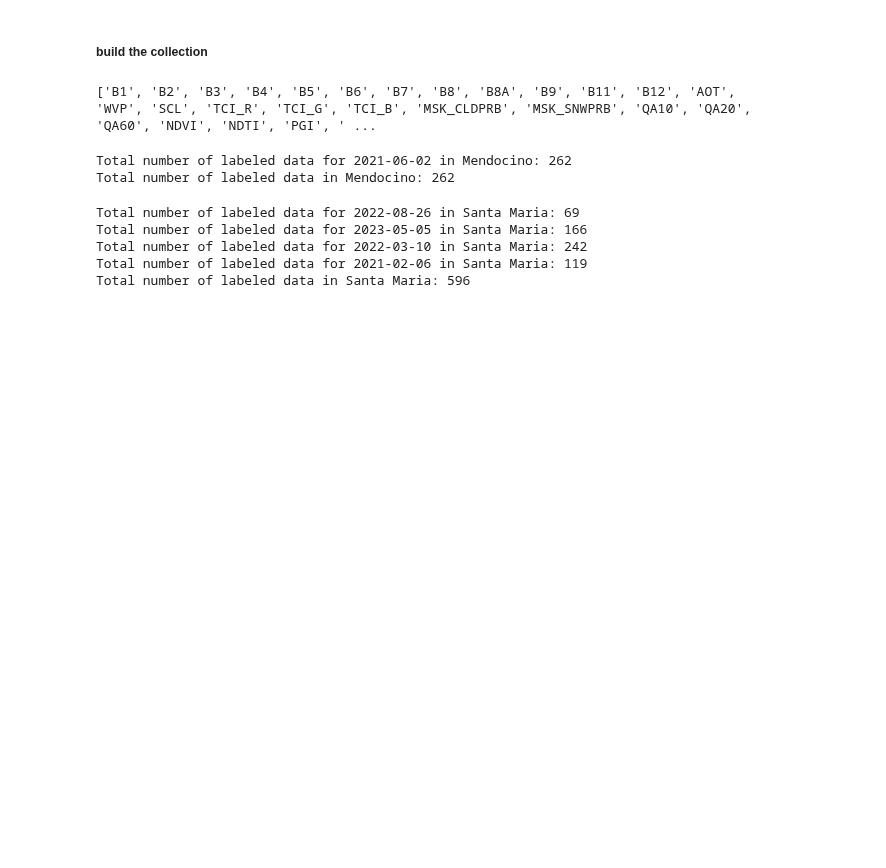
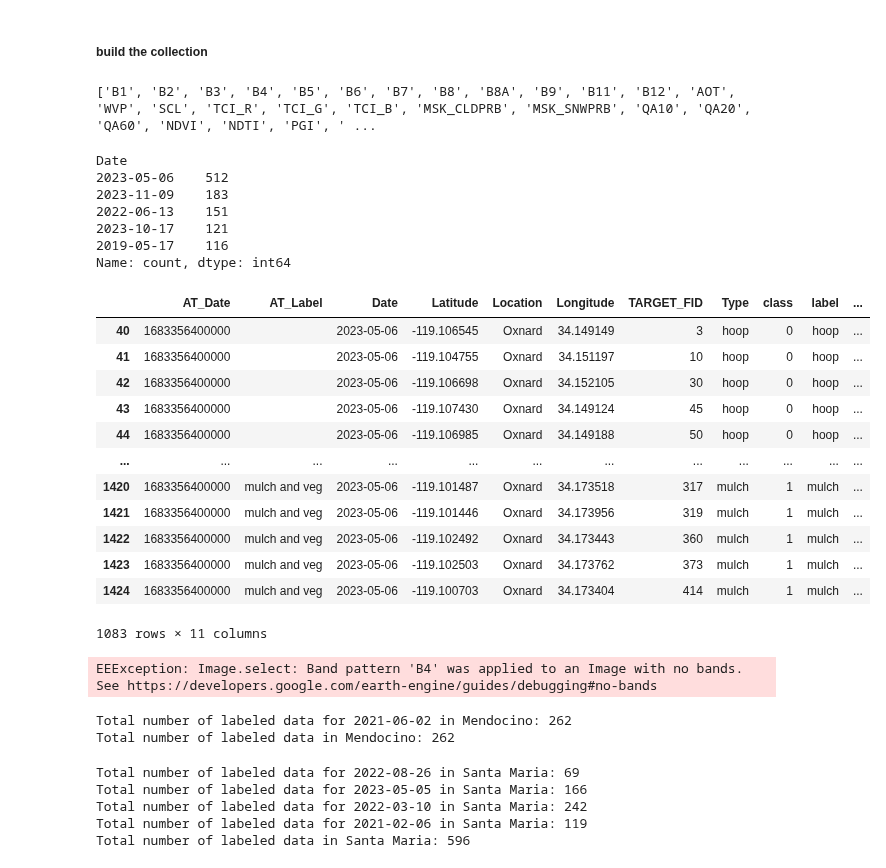
Before and after one commit to tnc-ca-geo/rs-ag-plastics, a Jupyter notebook: AT_StatewideModelDraft.ipynb, the cells around one changed output. Saved outputs shown, nothing was run; the diff lists cells and outputs as text; code cells hidden in the pictures; blank space fills up the shorter version.

Commit message:
oxnard data validated with dates

```diff
--- a/AT_StatewideModelDraft.ipynb
+++ b/AT_StatewideModelDraft.ipynb
@@ -44,14 +44,16 @@ aoi_truck_crop = ee.FeatureCollection(assets + 'T')
 fc_SantaMaria = ee.FeatureCollection(assets + 'SantaMaria_val')
 fc_Mendocino = ee.FeatureCollection(assets + 'Mendocino_val')
 fc_Watsonville = ee.FeatureCollection(assets + 'Watsonville_val')
+fc_Oxnard = ee.FeatureCollection(assets + 'Oxnard_val')
 
 # TODO could change the script to use csvs in repo
-train_path = "data/Validated_Training_Data/"
+# train_path = "data/Validated_Training_Data/"
 # santamaria = pd.read_csv(train_path + 'SantaMaria_val.csv')
 # mendocino = pd.read_csv(train_path + 'Mendocino_val.csv')
 # watsonville = pd.read_csv(train_path + 'Watsonville_val.csv')
 # oxnard_pts = pd.read_csv(train_path + 'YYT_labeled_points.csv')
-oxnard_pts = geopandas.read_file('N:/OCEANS_Program/projects/Plastics/Agricultural_Plastics/Validated Training Data/YYT_labeled_points.shp')
+# oxnard_pts = geopandas.read_file('N:/OCEANS_Program/projects/Plastics/Agricultural_Plastics/Validated Training Data/YYT_RElabeled_points.shp')
+
 # Encode labels
 class_mapping = {'hoop': 0, 'mulch': 1, 'other': 2, 'greenhouse': 3}
 # only watsonville has greenhouse points right now, santa maria has a separate (unimported) dataset
@@ -210,14 +212,44 @@ def processCountyFeatureCollection(fc, county):
     roi = ee.Geometry.Rectangle([min_lon, min_lat, max_lon, max_lat])
 
     # Iterate through unique dates
+
+    df = df[df.groupby('Date')['Date'].transform('size') > 100]
     dates = df["Date"].unique()
+    dateslist = df["Date"].value_counts()
     all_county_data = []
+    print(dateslist)
+    display(df)
+
     for date in dates:
         all_county_data.append(get_collection_on_date(df, county, date, roi))
     # all_county_data is a list of feature collections, same number as dates for that county
     county_fc = ee.FeatureCollection(all_county_data).flatten()
     print(f"Total number of labeled data in {county}:", county_fc.size().getInfo())
     return county_fc
+# %%
+data_Oxnard = processCountyFeatureCollection(fc_Oxnard, "Oxnard")
+# %% [output]
+Date
+2023-05-06    512
+2023-11-09    183
+2022-06-13    151
+2023-10-17    121
+2019-05-17    116
+Name: count, dtype: int64
+|  | AT_Date | AT_Label | Date | Latitude | Location | Longitude | TARGET_FID | Type | class | label | ... |
+| 40 | 1683356400000 |  | 2023-05-06 | -119.106545 | Oxnard | 34.149149 | 3 | hoop | 0 | hoop | ... |
+| 41 | 1683356400000 |  | 2023-05-06 | -119.104755 | Oxnard | 34.151197 | 10 | hoop | 0 | hoop | ... |
+| 42 | 1683356400000 |  | 2023-05-06 | -119.106698 | Oxnard | 34.152105 | 30 | hoop | 0 | hoop | ... |
+| 43 | 1683356400000 |  | 2023-05-06 | -119.107430 | Oxnard | 34.149124 | 45 | hoop | 0 | hoop | ... |
+| 44 | 1683356400000 |  | 2023-05-06 | -119.106985 | Oxnard | 34.149188 | 50 | hoop | 0 | hoop | ... |
+| ... | ... | ... | ... | ... | ... | ... | ... | ... | ... | ... | ... |
+| 1420 | 1683356400000 | mulch and veg | 2023-05-06 | -119.101487 | Oxnard | 34.173518 | 317 | mulch | 1 | mulch | ... |
+| 1421 | 1683356400000 | mulch and veg | 2023-05-06 | -119.101446 | Oxnard | 34.173956 | 319 | mulch | 1 | mulch | ... |
+| 1422 | 1683356400000 | mulch and veg | 2023-05-06 | -119.102492 | Oxnard | 34.173443 | 360 | mulch | 1 | mulch | ... |
+| 1423 | 1683356400000 | mulch and veg | 2023-05-06 | -119.102503 | Oxnard | 34.173762 | 373 | mulch | 1 | mulch | ... |
+| 1424 | 1683356400000 | mulch and veg | 2023-05-06 | -119.100703 | Oxnard | 34.173404 | 414 | mulch | 1 | mulch | ... |
+1083 rows × 11 columns
+EEException: Image.select: Band pattern 'B4' was applied to an Image with no bands. See https://developers.google.com/earth-engine/guides/debugging#no-bands
 # %%
 data_Mendocino = processCountyFeatureCollection(fc_Mendocino, "Mendocino")
 
```
Also changed, not shown: parts of 1 cell of this notebook.
